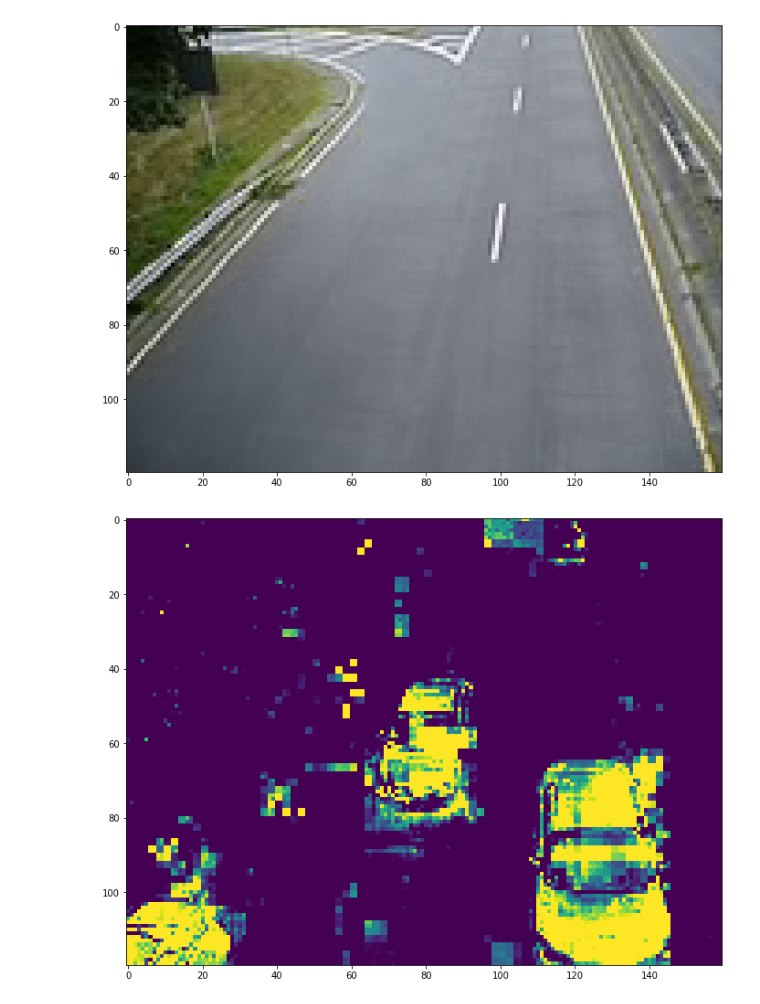
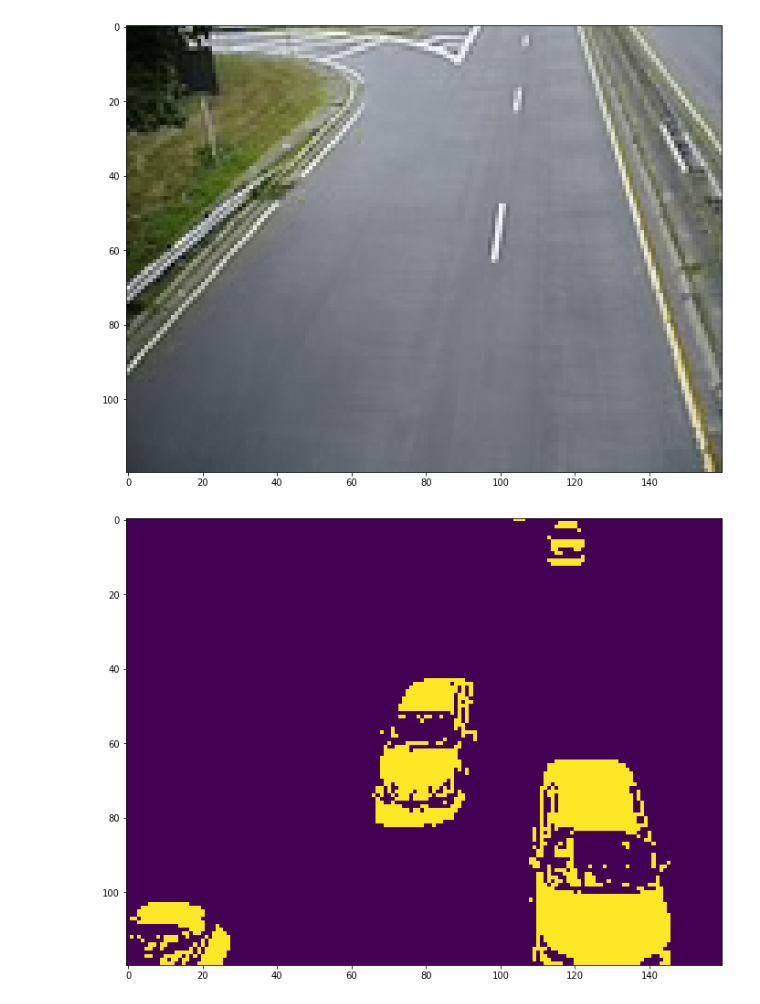
Before and after one commit to dylanlrrb/dylanlrrb.github.io, a Jupyter notebook: portfolio/background_removal/notebook.ipynb, the cells around one changed output. Cells and saved outputs as stored; diff of their text form; code cells hidden in the pictures.

```diff
--- a/portfolio/background_removal/notebook.ipynb
+++ b/portfolio/background_removal/notebook.ipynb
@@ -42,23 +109,24 @@ stacked.shape
 model = np.empty((frameHeight*frameWidth), dtype=GaussianMixture)
 
 for i in range(frameHeight*frameWidth):
-  model[i] = GaussianMixture(n_components=1,covariance_type='full', init_params='random').fit(stacked[i])
+  model[i] = GaussianMixture(n_components=1, init_params='random').fit(stacked[i])
 # %%
 fig = plt.figure()
 ax = fig.add_subplot(projection='3d')
-scaler = MinMaxScaler(feature_range=(0,255))
-# scaler = StandardScaler()
-ii=1000
+scaler = MinMaxScaler()
+pixel=1000
 
 colors = plt.get_cmap('plasma')
 scores = []
-for point in stacked[ii]:
-  score = [(model[ii].score_samples([point])[0])]
-  scores.append(score)
+for point in stacked[pixel]:
+  score = [(model[pixel].score_samples([point])[0])]
+  scores.append(1-np.exp(score))
 
 scores = scaler.fit_transform(scores)
-for score, point in zip(scores, stacked[ii]):
+for score, point in zip(scores, stacked[pixel]):
   color = colors(score)
   xs, ys, zs = point
+  ax.set_facecolor('gray')
   ax.scatter(xs, ys, zs, color=color)
+plt.show()
 # %% [output]
@@ -65,0 +134,19 @@ for score, point in zip(scores, stacked[ii]):
+# %%
+def distance(pt1, pt2):
+  return (np.sum((pt1-pt2)**2))**0.5
+
+fig = plt.figure()
+ax = fig.add_subplot(projection='3d')
+scaler = MinMaxScaler()
+scores = []
+for point in stacked[pixel]:
+  score = distance(model[pixel].means_[0], point)
+  scores.append([score])
+
+scores = scaler.fit_transform(scores)
+for score, point in zip(scores, stacked[pixel]):
+  color = colors(score)
+  xs, ys, zs = point
+  ax.set_facecolor('gray')
+  ax.scatter(xs, ys, zs, color=color)
+plt.show()
@@ -79,21 +168,18 @@ plt.show()
 # %% [output]
 [figure]
 # %%
-def squeeze(minimum, maximum, value):
-  return min(maximum, max(minimum, value) - minimum)
-
 movement = np.zeros((frameHeight*frameWidth, 1), np.dtype('uint8'))
 frame = buf[50].reshape(frameHeight*frameWidth, 3)
 
 for i in range(frameHeight*frameWidth):
-  score = model[i].score_samples([frame[i]])[0]**2
-  score = squeeze(100, 110, score)
-  movement[i] = score
+  means = [*map(int, model[i].means_[0])]
+  score = distance(means, frame[i])
+  movement[i] = 0 if (score < 100) else 1
 
 movement = movement.reshape(frameHeight, frameWidth)
 plt.imshow(movement)
 plt.show()
 # %% [output]
-[figure, old version]
+[figure, new version]
 # %%
 results = []
```
Also changed, not shown: parts of 18 cells of this notebook, 10 other files.
